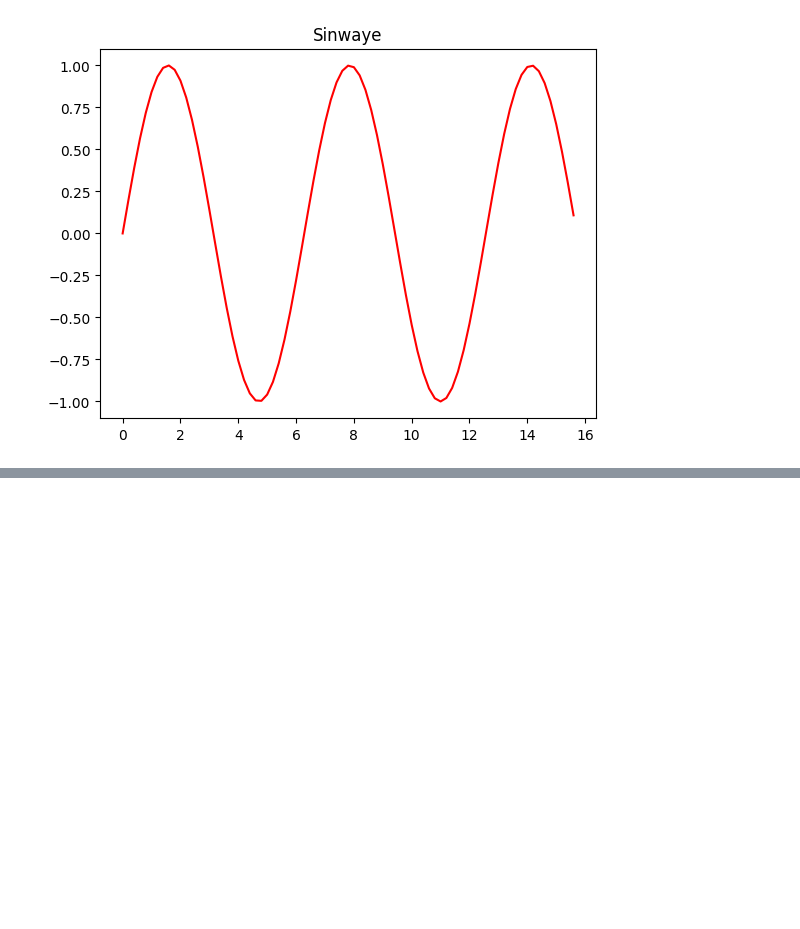
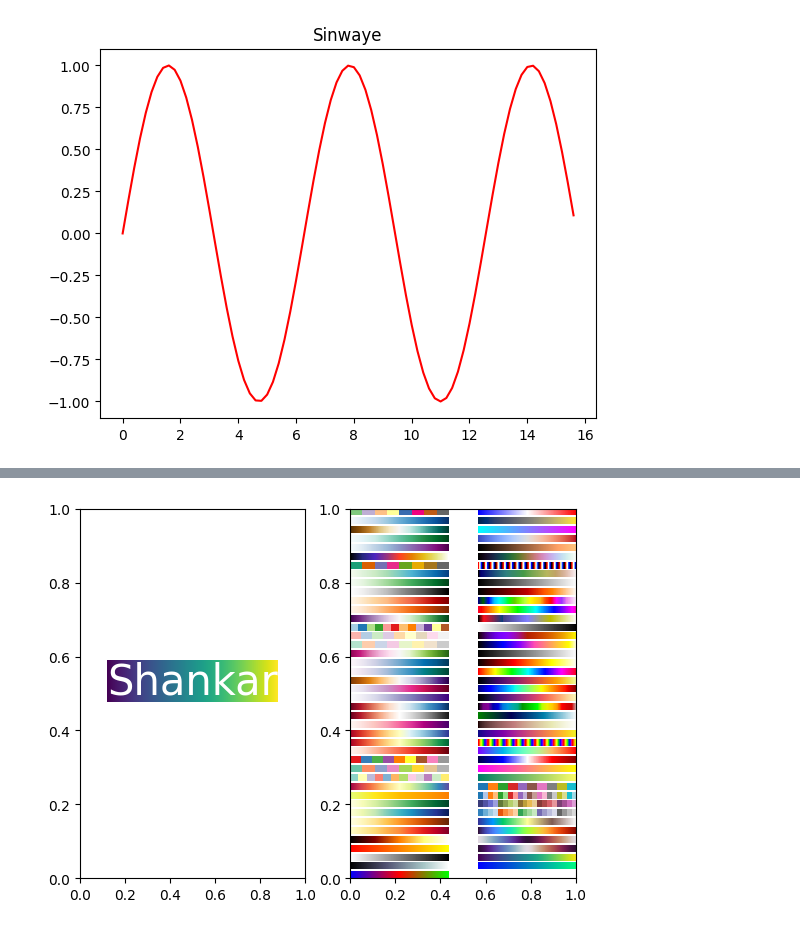
Before and after one commit to shankar1R/AI-ML, a Jupyter notebook: Matplotlib.ipynb, the cells around one changed output, grey strips where cells are left out. Cells and saved outputs as stored; diff of their text form; code cells hidden in the pictures; blank space fills up the shorter version.

```diff
--- a/Matplotlib.ipynb
+++ b/Matplotlib.ipynb
@@ -181,0 +262,44 @@ plt.show()
+# %%
+import numpy as np
+
+import matplotlib.pyplot as plt
+from matplotlib.image import BboxImage
+from matplotlib.transforms import Bbox, TransformedBbox
+
+
+fig, (ax1, ax2) = plt.subplots(ncols=2)
+
+# ----------------------------
+# Create a BboxImage with Text
+# ----------------------------
+txt = ax1.text(0.5, 0.5, "Shankar", size=30, ha="center", color="w")
+ax1.add_artist(
+    BboxImage(txt.get_window_extent, data=np.arange(256).reshape((1, -1))))
+
+# ------------------------------------
+# Create a BboxImage for each colormap
+# ------------------------------------
+# List of all colormaps; skip reversed colormaps.
+cmap_names = sorted(m for m in plt.colormaps if not m.endswith("_r"))
+
+ncol = 2
+nrow = len(cmap_names) // ncol + 1
+
+xpad_fraction = 0.3
+dx = 1 / (ncol + xpad_fraction * (ncol - 1))
+
+ypad_fraction = 0.3
+dy = 1 / (nrow + ypad_fraction * (nrow - 1))
+
+for i, cmap_name in enumerate(cmap_names):
+    ix, iy = divmod(i, nrow)
+    bbox0 = Bbox.from_bounds(ix*dx*(1+xpad_fraction),
+                             1 - iy*dy*(1+ypad_fraction) - dy,
+                             dx, dy)
+    bbox = TransformedBbox(bbox0, ax2.transAxes)
+    ax2.add_artist(
+        BboxImage(bbox, cmap=cmap_name, data=np.arange(256).reshape((1, -1))))
+
+plt.show()
+# %% [output]
+[figure, added]
```
Also changed, not shown: parts of 2 cells of this notebook, 1 other file.
